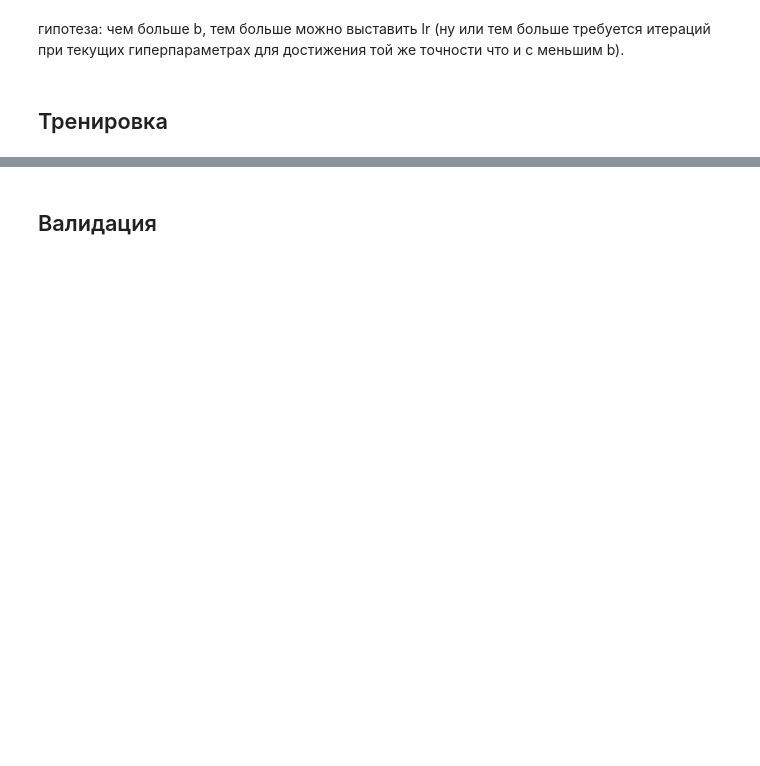
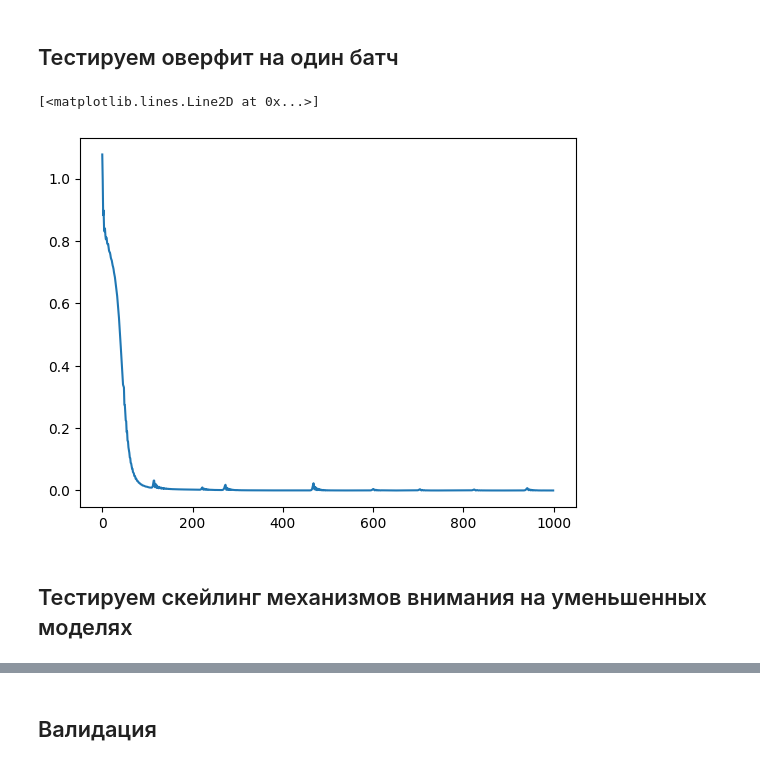
Before and after one commit to DaniilLaptev/TBankFoundations, a Jupyter notebook: experiment 6 - rebased.ipynb, the cells around one changed output, grey strips where cells are left out. Cells and saved outputs as stored; diff of their text form; code cells hidden in the pictures; blank space fills up the shorter version.

```diff
--- a/experiment 6 - rebased.ipynb
+++ b/experiment 6 - rebased.ipynb
@@ -56,6 +56,47 @@ def get_config(name, n_dims):
     }
     return models[name]
-# %% [markdown]
-гипотеза: чем больше b, тем больше можно выставить lr (ну или тем больше требуется итераций при текущих гиперпараметрах для достижения той же точности что и с меньшим b).
-# %% [markdown]
-## Тренировка
+# %% [markdown]
+## Тестируем оверфит на один батч
+# %%
+n_dims = 4
+mean, std = 0, 1
+
+train_loader = DataLoader(LinregDataset(
+    n_dims = n_dims, n_points = 64 + 1,
+    mean = mean, std = std, random = True,
+    total = 32 * 10, device = 'cuda',
+), batch_size = 32)
+
+x, y = next(iter(train_loader))
+# %%
+from torch.optim import Adam
+import matplotlib.pyplot as plt
+
+config, lr, _, _ = get_config('rebased_ker', 4)
+model = ReBasedLooped(config).to('cuda')
+
+optimizer = Adam(model.parameters(), lr=lr)
+
+history = []
+for i in tqdm(range(1000)):
+    optimizer.zero_grad()
+
+    preds = model(x[:, :-1], b = 2)
+    preds = torch.stack(preds)
+    targs = torch.stack([y] * 2)
+
+    # Сначала по токенам, затем по итерациям, затем по батчам
+    loss = (targs - preds).square().mean(dim=2).mean(dim=0).mean()
+    loss = loss / train_loader.dataset.n_dims
+
+    loss.backward()
+    optimizer.step()
+
+    history.append(loss.item())
+
+plt.plot(history)
+# %% [output]
+[<matplotlib.lines.Line2D at 0x...>]
+[figure, added]
+# %% [markdown]
+## Тестируем скейлинг механизмов внимания на уменьшенных моделях
```
Also changed, not shown: parts of 7 cells of this notebook, 27 other files.
